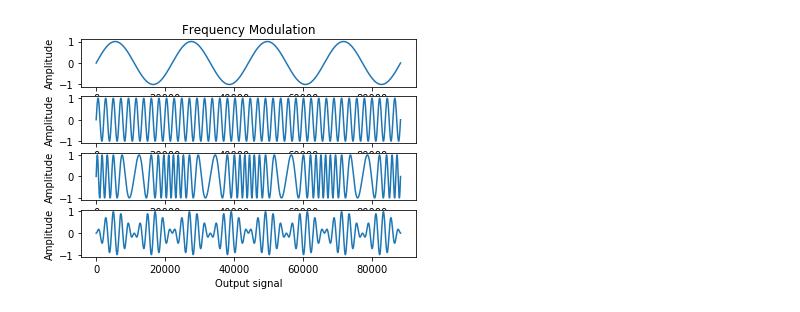
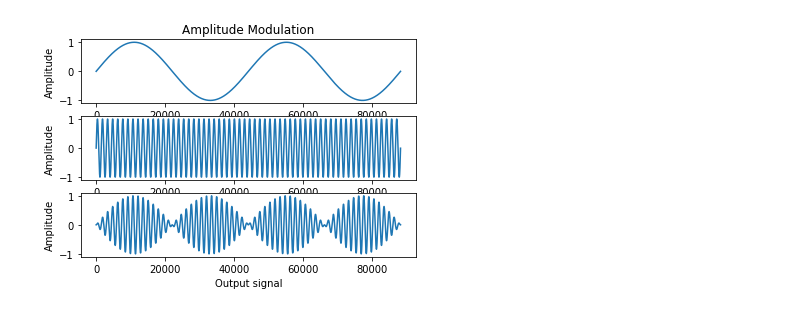
Before and after one commit to yuvadm/radio-pyconil-2018, a Jupyter notebook: modulations.ipynb, the cells around one changed output. Saved outputs shown, nothing was run; the diff lists cells and outputs as text; code cells hidden in the pictures.

```diff
--- a/modulations.ipynb
+++ b/modulations.ipynb
@@ -4,43 +36,34 @@ import matplotlib.pyplot as plt
 # %%
-modulator_frequency = 4.0
-carrier_frequency = 40.0
+modulator_frequency = 2.0
+carrier_frequency = 60.0
 modulation_index = 1.0
 size = 44100.0 * 2
 
 time = np.arange(size) / size
 modulator = np.sin(2.0 * np.pi * modulator_frequency * time) * modulation_index
 carrier = np.sin(2.0 * np.pi * carrier_frequency * time)
 
-product = np.zeros_like(modulator)
-for i, t in enumerate(time):
-    product[i] = np.sin(2. * np.pi * (carrier_frequency * t + modulator[i]))
-
 modulator = np.sin(2.0 * np.pi * modulator_frequency * time) * modulation_index
 amp = np.zeros_like(modulator)
 for i, t in enumerate(time):
     amp[i] = np.sin(2. * np.pi * (carrier_frequency * t * modulator[i]))
 
 
-plt.subplot(4, 1, 1)
-plt.title('Frequency Modulation')
+plt.subplot(3, 1, 1)
+plt.title('Amplitude Modulation')
 plt.plot(modulator)
 plt.ylabel('Amplitude')
 plt.xlabel('Modulator signal')
 
-plt.subplot(4, 1, 2)
+plt.subplot(3, 1, 2)
 plt.plot(carrier)
 plt.ylabel('Amplitude')
 plt.xlabel('Carrier signal')
 
-plt.subplot(4, 1, 3)
-plt.plot(product)
-plt.ylabel('Amplitude')
-plt.xlabel('Output signal')
-
-plt.subplot(4, 1, 4)
+plt.subplot(3, 1, 3)
 plt.plot(modulator * carrier)
 plt.ylabel('Amplitude')
 plt.xlabel('Output signal')
 plt.show()
 # %% [output]
-[figure, old version]
+[figure, new version]
```
Also changed, not shown: parts of 2 cells of this notebook, 6 other files.
